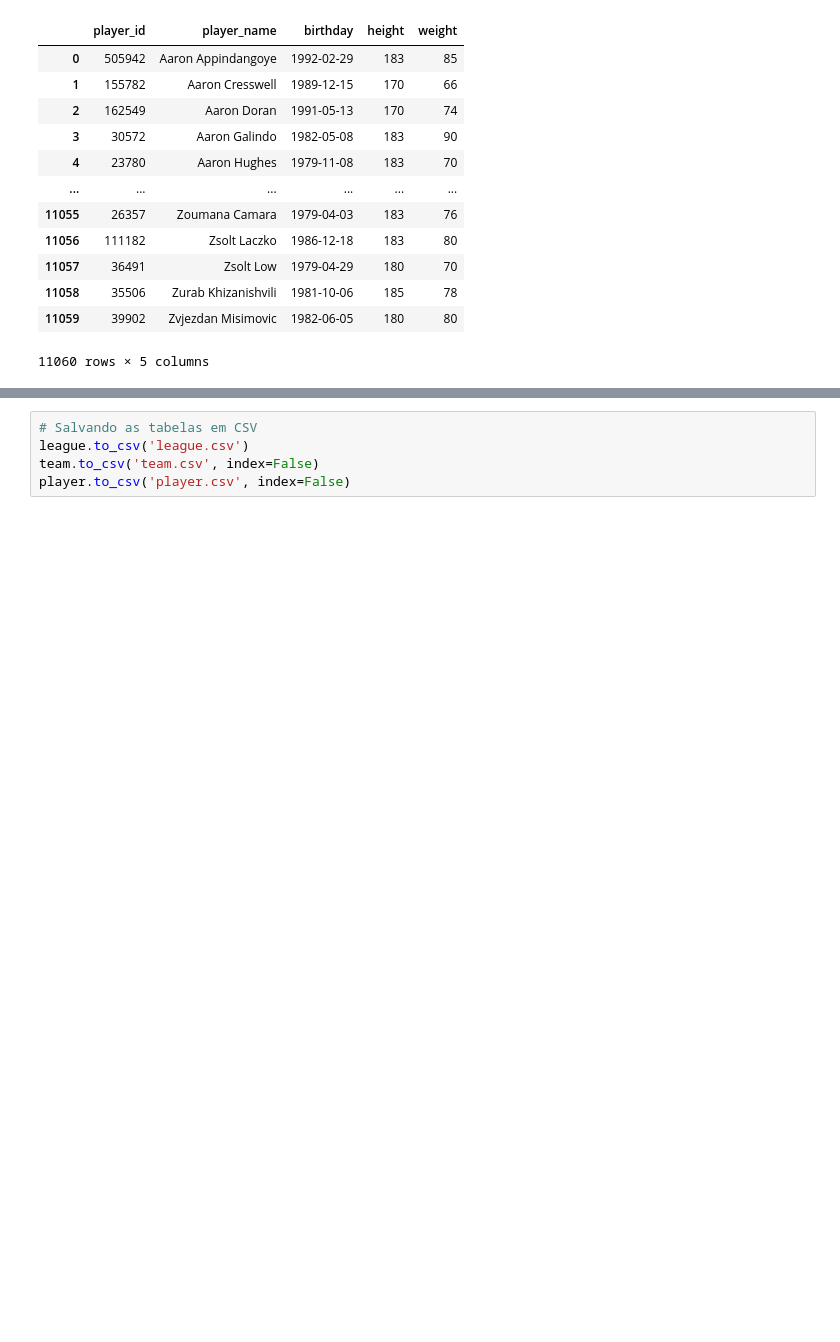
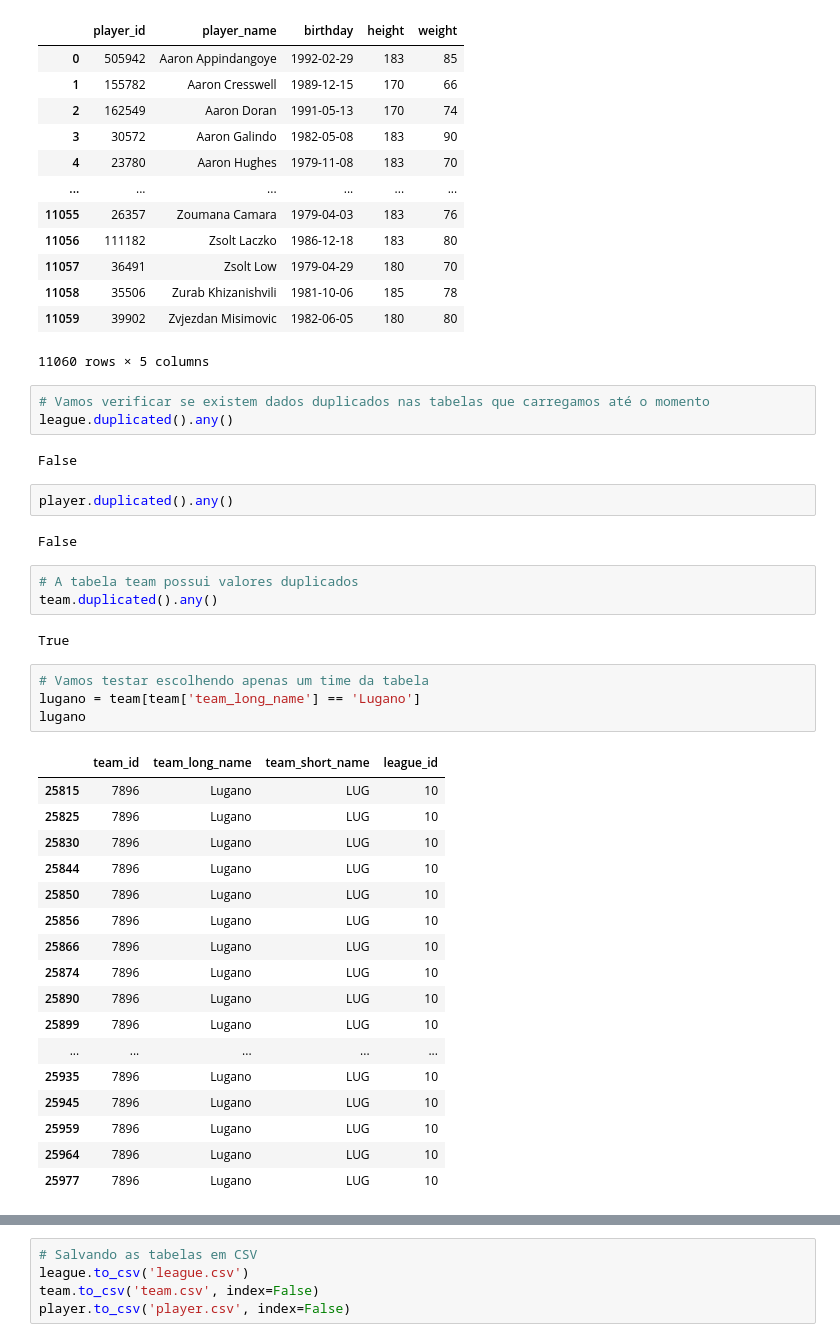
Before and after one commit to TFS32/PIT_II_CruzeiroDoSul, a Jupyter notebook: source_data.ipynb, the cells around one changed output, grey strips where cells are left out. Cells and saved outputs as stored; diff of their text form; blank space fills up the shorter version.

```diff
--- a/source_data.ipynb
+++ b/source_data.ipynb
@@ -127,3 +126,39 @@ player
 | 11058 | 35506 | Zurab Khizanishvili | 1981-10-06 | 185 | 78 |
 | 11059 | 39902 | Zvjezdan Misimovic | 1982-06-05 | 180 | 80 |
 11060 rows × 5 columns
+# %%
+# Vamos verificar se existem dados duplicados nas tabelas que carregamos até o momento
+league.duplicated().any()
+# %% [output]
+False
+# %%
+player.duplicated().any()
+# %% [output]
+False
+# %%
+# A tabela team possui valores duplicados
+team.duplicated().any()
+# %% [output]
+True
+# %%
+# Vamos testar escolhendo apenas um time da tabela
+lugano = team[team['team_long_name'] == 'Lugano']
+lugano
+# %% [output]
+|  | team_id | team_long_name | team_short_name | league_id |
+| 25815 | 7896 | Lugano | LUG | 10 |
+| 25825 | 7896 | Lugano | LUG | 10 |
+| 25830 | 7896 | Lugano | LUG | 10 |
+| 25844 | 7896 | Lugano | LUG | 10 |
+| 25850 | 7896 | Lugano | LUG | 10 |
+| 25856 | 7896 | Lugano | LUG | 10 |
+| 25866 | 7896 | Lugano | LUG | 10 |
+| 25874 | 7896 | Lugano | LUG | 10 |
+| 25890 | 7896 | Lugano | LUG | 10 |
+| 25899 | 7896 | Lugano | LUG | 10 |
+| ... | ... | ... | ... | ... |
+| 25935 | 7896 | Lugano | LUG | 10 |
+| 25945 | 7896 | Lugano | LUG | 10 |
+| 25959 | 7896 | Lugano | LUG | 10 |
+| 25964 | 7896 | Lugano | LUG | 10 |
+| 25977 | 7896 | Lugano | LUG | 10 |
```
Also changed, not shown: parts of 4 cells of this notebook, 1 other file.
